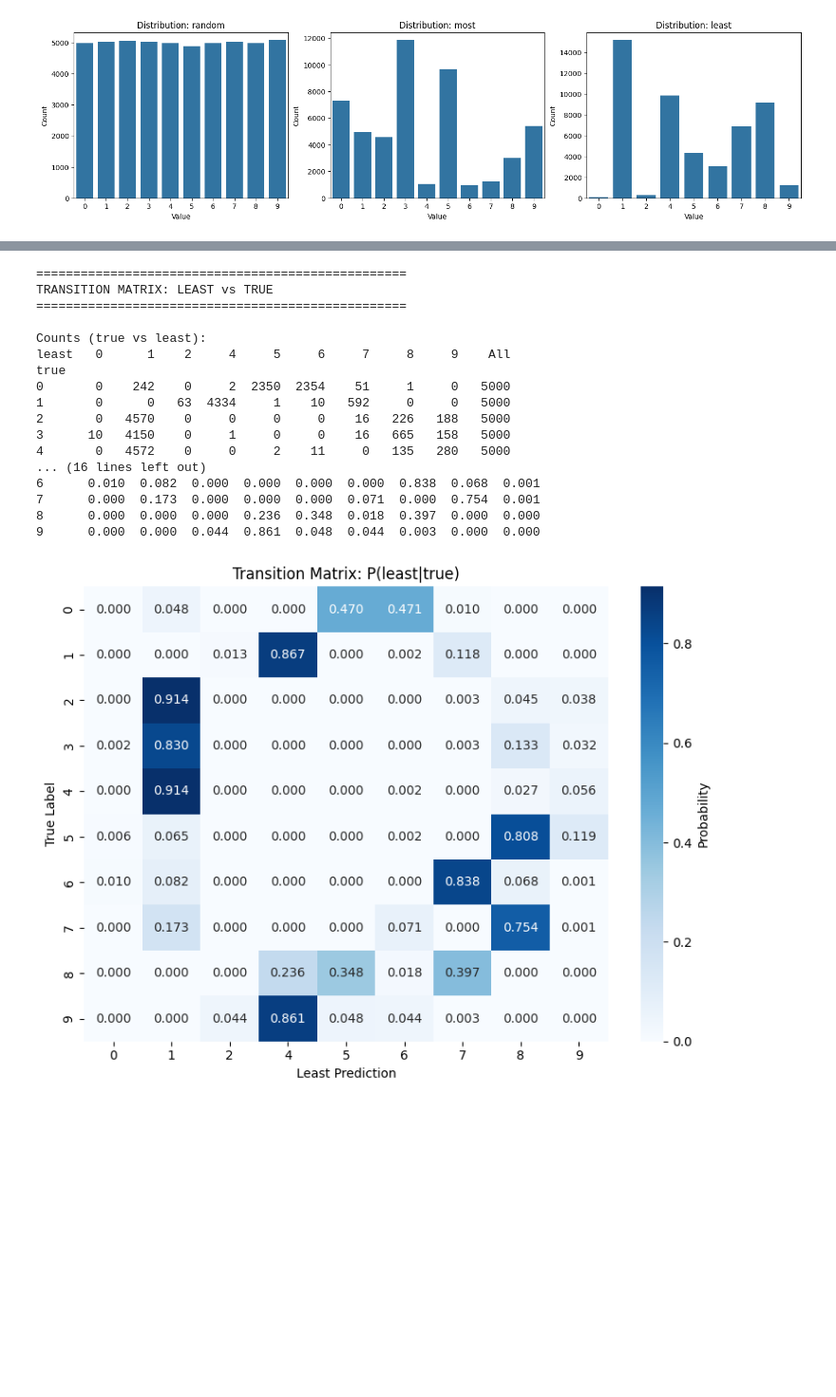
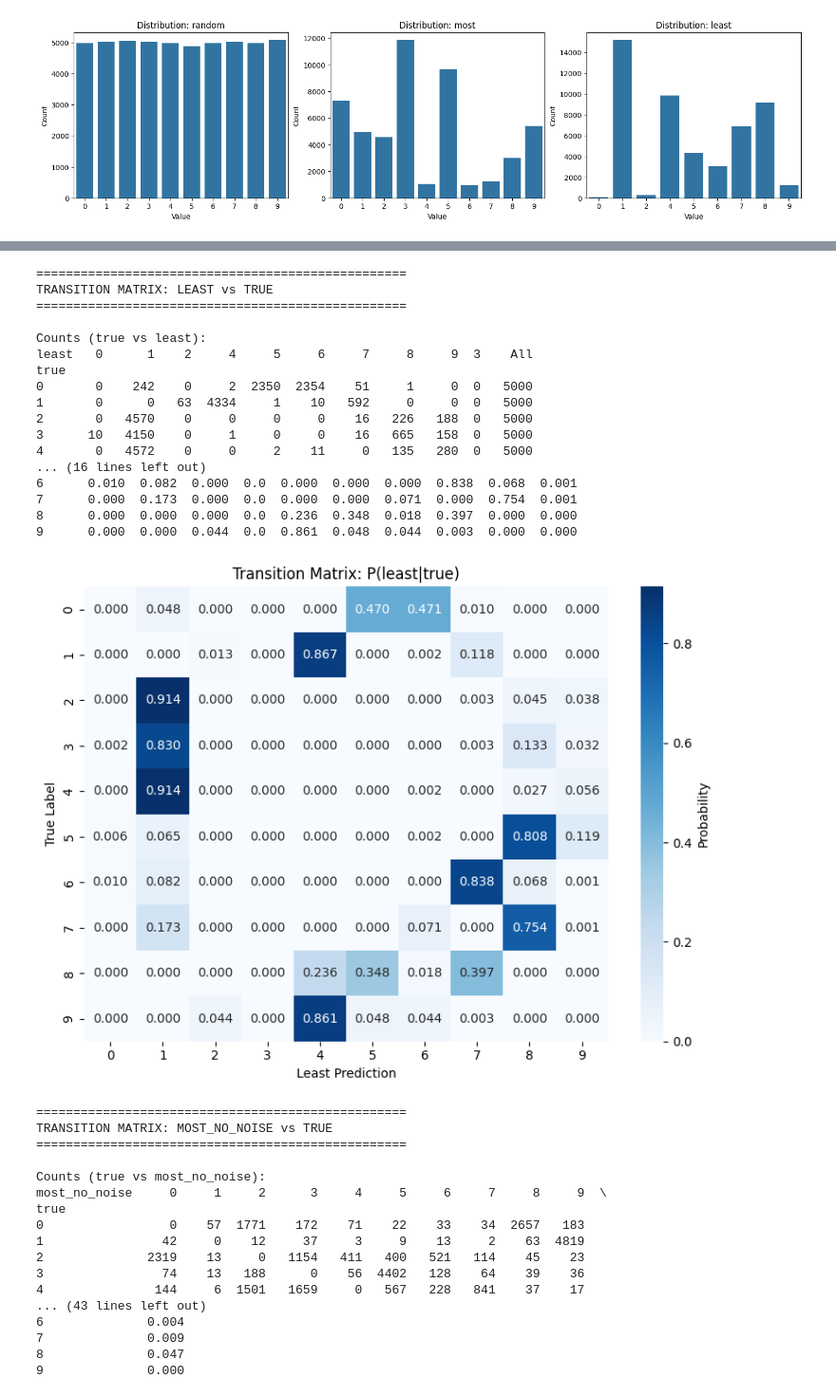
Before and after one commit to AlbusNotThuan/cll_imbalanced_mods, a Jupyter notebook: notebook.ipynb, the cells around one changed output, grey strips where cells are left out. Shown at 95% size. Saved outputs shown, nothing was run; the diff lists cells and outputs as text; code cells hidden in the pictures; blank space fills up the shorter version.

```diff
--- a/notebook.ipynb
+++ b/notebook.ipynb
@@ -48,12 +49,14 @@ random_data = load_data_file('random.txt')
 most_data = load_data_file('most.txt')
 least_data = load_data_file('least.txt')
 true_data = load_data_file('true.txt')
+most_data_no_noise = load_data_file('most2.txt')
 
 # Create DataFrames
 df_random = pd.DataFrame(random_data, columns=['random'])
 df_most = pd.DataFrame(most_data, columns=['most'])
 df_least = pd.DataFrame(least_data, columns=['least'])
 df_true = pd.DataFrame(true_data, columns=['true'])
+df_most_no_noise = pd.DataFrame(most_data_no_noise, columns=['most_no_noise'])
 
 # Print summary
 print(f"Loaded data:")
@@ -61,6 +64,7 @@ print(f"  random.txt: {len(random_data)} values")
 print(f"  most.txt: {len(most_data)} values")
 print(f"  least.txt: {len(least_data)} values")
 print(f"  true.txt: {len(true_data)} values")
+print(f"  most2.txt: {len(most_data_no_noise)} values")
 # %% [output]
 Loaded data:
   random.txt: 50000 values
@@ -111,7 +116,7 @@ Unique values in true: [np.int64(0), np.int64(1), np.int64(2), np.int64(3), np.i
 | 4 | 0 |
 # %%
 # concatenate the three dataframes side-by-side
-df_combined = pd.concat([df_random, df_most, df_least, df_true], axis=1)
+df_combined = pd.concat([df_random, df_most, df_least, df_most_no_noise, df_true], axis=1)
 
 # get counts of unique values for each column
 counts = {col: df_combined[col].value_counts().sort_index() for col in df_combined.columns}
@@ -131,7 +136,7 @@ plt.show()
 [figure]
 # %%
 # Create combined dataframe with all columns for analysis
-df_combined = pd.concat([df_random, df_most, df_least, df_true], axis=1)
+df_combined = pd.concat([df_random, df_most, df_least,df_most_no_noise, df_true], axis=1)
 
 print(f"Combined dataframe shape: {df_combined.shape}")
 print(f"Columns: {list(df_combined.columns)}")
@@ -167,13 +173,36 @@ for col in pred_cols:
 
     # Crosstab: rows = true labels, cols = predicted labels
     ct = pd.crosstab(df_combined['true'], df_combined[col], margins=True)
+
+    # Row-normalized proportions P(predicted | true) - rows sum to 1
+    ct_no_margins = pd.crosstab(df_combined['true'], df_combined[col])
+
+    # Hard-code value 3 for the 'least' column specifically
+    if col == 'least':
+        # Get all unique values from true column and prediction column
+        true_values = sorted(df_combined['true'].unique())
+        pred_values = sorted(df_combined[col].unique())
+
+        # Force add value 3 to prediction values if not present
+        if 3 not in pred_values:
+            pred_values.append(3)
+            pred_values = sorted(pred_values)
+
+        # Reindex to include value 3 with zeros
+        ct_no_margins = ct_no_margins.reindex(index=true_values, columns=pred_values, fill_value=0)
+
+        # Also update the marginal crosstab to include value 3
+        current_cols = list(ct.columns)
+        if 3 not in current_cols[:-1]:  # Exclude 'All' column
+            new_cols = sorted([c for c in current_cols if c != 'All']) + [3] + ['All']
+            ct = ct.reindex(columns=new_cols, fill_value=0)
+            # Recalculate 'All' column after adding the zero column for value 3
+            ct['All'] = ct.drop('All', axis=1).sum(axis=1)
+
     transition_counts[col] = ct
 
     print(f"\nCounts (true vs {col}):")
     print(ct)
-
-    # Row-normalized proportions P(predicted | true) - rows sum to 1
-    ct_no_margins = pd.crosstab(df_combined['true'], df_combined[col])
 
     # Check if we have data to work with
     if ct_no_margins.empty or ct_no_margins.shape[0] == 0 or ct_no_margins.shape[1] == 0:
@@ -216,41 +245,58 @@ true
 6       0.109  0.109  0.117  0.110  0.111  0.116  0.000  0.110  0.108  0.111
 7       0.118  0.101  0.106  0.115  0.109  0.102  0.116  0.000  0.115  0.118
 8       0.104  0.110  0.112  0.110  0.121  0.107  0.103  0.115  0.000  0.117
 9       0.106  0.120  0.111  0.113  0.108  0.097  0.119  0.114  0.112  0.000
 [figure]
 ==================================================
 TRANSITION MATRIX: MOST vs TRUE
 ==================================================
 
 Counts (true vs most):
 most     0     1     2      3     4     5    6     7     8     9    All
 true
 0        6    57  1768    171    70    22   33    34  2656   183   5000
 1       42     1    12     37     3     9   13     2    63  4818   5000
 2     2317    13    11   1152   411   398  518   113    44    23   5000
 3       72    12   180     28    56  4394  121    64    39    34   5000
 4      143     6  1498   1646    29   564  223   837    37    17   5000
 ... (16 lines left out)
 6     0.011  0.006  0.155  0.789  0.010  0.014  0.002  0.002  0.007  0.004
 7     0.014  0.002  0.025  0.037  0.082  0.823  0.004  0.002  0.002  0.009
 8     0.889  0.031  0.010  0.012  0.002  0.004  0.003  0.002  0.001  0.047
 9     0.025  0.931  0.005  0.009  0.001  0.002  0.001  0.005  0.018  0.004
 [figure]
 ==================================================
 TRANSITION MATRIX: LEAST vs TRUE
 ==================================================
 
 Counts (true vs least):
-least   0      1    2     4     5     6     7     8     9    All
+least   0      1    2     4     5     6     7     8     9  3    All
 true
-0       0    242    0     2  2350  2354    51     1     0   5000
-1       0      0   63  4334     1    10   592     0     0   5000
-2       0   4570    0     0     0     0    16   226   188   5000
-3      10   4150    0     1     0     0    16   665   158   5000
-4       0   4572    0     0     2    11     0   135   280   5000
+0       0    242    0     2  2350  2354    51     1     0  0   5000
+1       0      0   63  4334     1    10   592     0     0  0   5000
+2       0   4570    0     0     0     0    16   226   188  0   5000
+3      10   4150    0     1     0     0    16   665   158  0   5000
+4       0   4572    0     0     2    11     0   135   280  0   5000
 ... (16 lines left out)
-6      0.010  0.082  0.000  0.000  0.000  0.000  0.838  0.068  0.001
-7      0.000  0.173  0.000  0.000  0.000  0.071  0.000  0.754  0.001
-8      0.000  0.000  0.000  0.236  0.348  0.018  0.397  0.000  0.000
-9      0.000  0.000  0.044  0.861  0.048  0.044  0.003  0.000  0.000
+6      0.010  0.082  0.000  0.0  0.000  0.000  0.000  0.838  0.068  0.001
+7      0.000  0.173  0.000  0.0  0.000  0.000  0.071  0.000  0.754  0.001
+8      0.000  0.000  0.000  0.0  0.236  0.348  0.018  0.397  0.000  0.000
+9      0.000  0.000  0.044  0.0  0.861  0.048  0.044  0.003  0.000  0.000
-[figure, old version]
+[figure, new version]
+==================================================
+TRANSITION MATRIX: MOST_NO_NOISE vs TRUE
+==================================================
+
+Counts (true vs most_no_noise):
+most_no_noise     0     1     2      3     4     5     6     7     8     9  \
+true
+0                 0    57  1771    172    71    22    33    34  2657   183
+1                42     0    12     37     3     9    13     2    63  4819
+2              2319    13     0   1154   411   400   521   114    45    23
+3                74    13   188      0    56  4402   128    64    39    36
+4               144     6  1501   1659     0   567   228   841    37    17
+... (43 lines left out)
+6              0.004
+7              0.009
+8              0.047
+9              0.000
```
Also changed, not shown: parts of 6 cells of this notebook, 8 other files.
